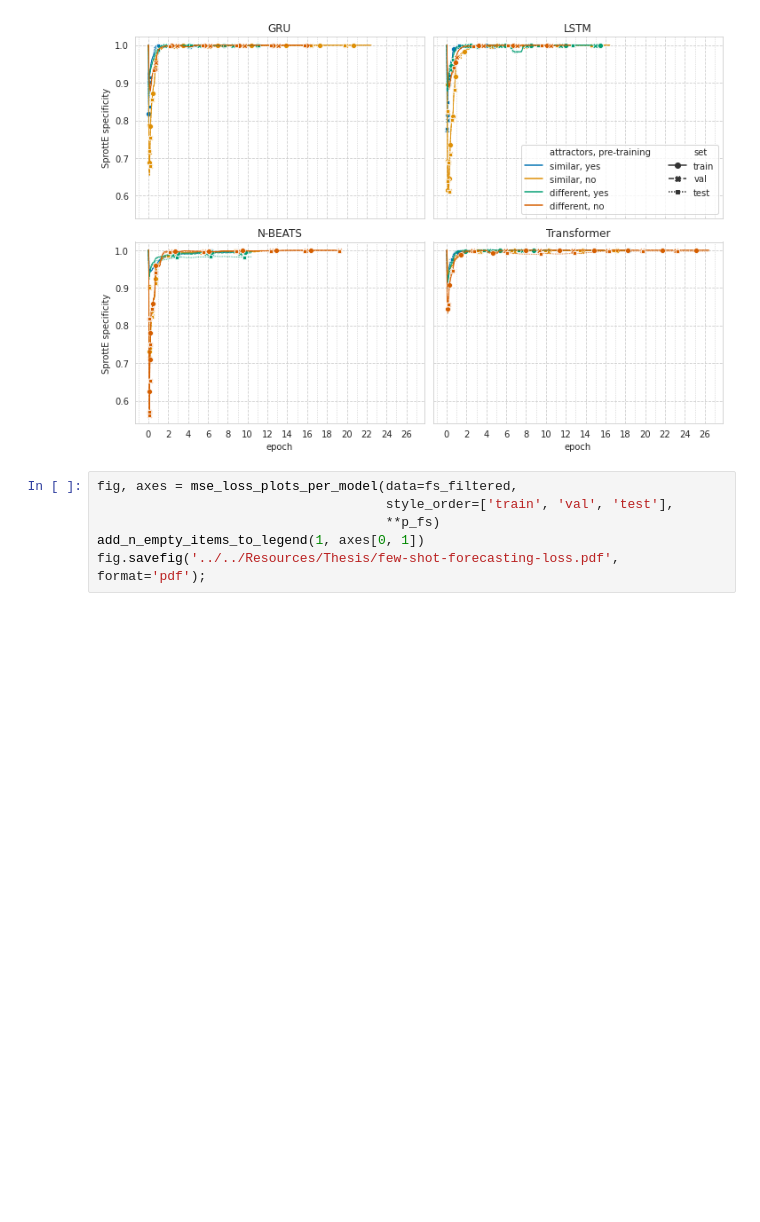
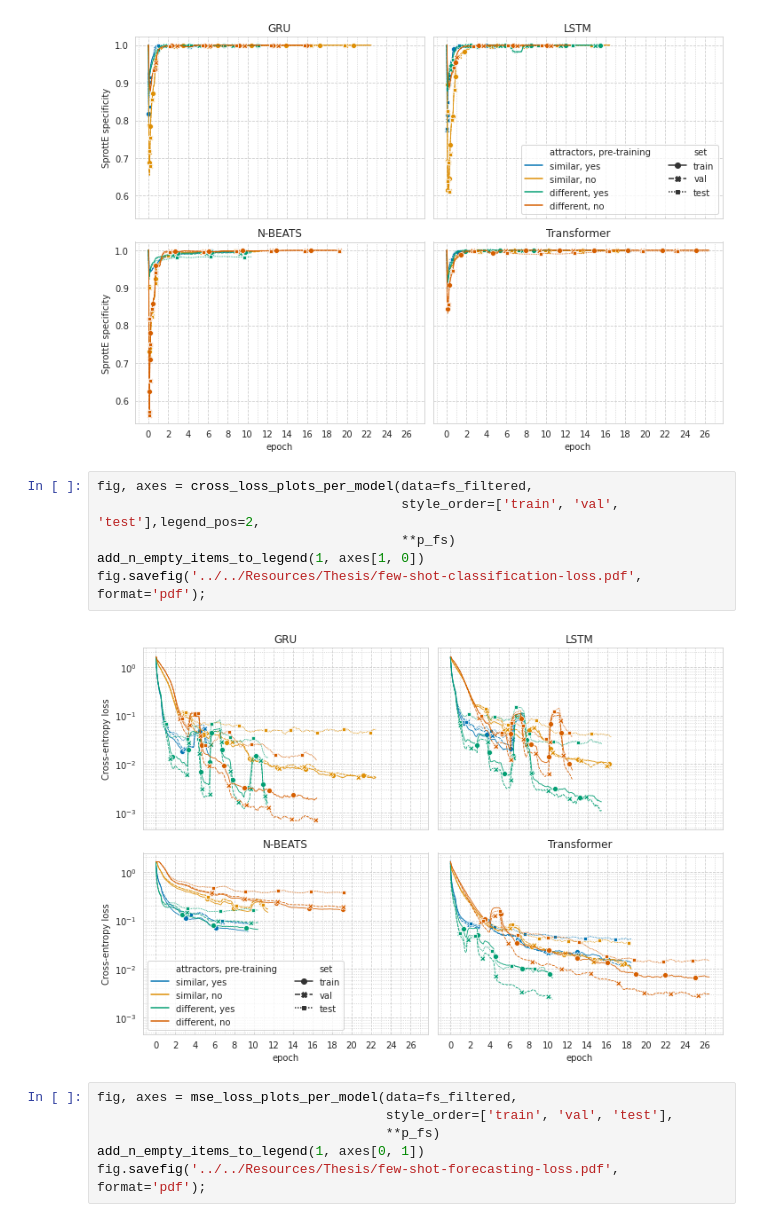
Before and after one commit to streitl/validyna, a Jupyter notebook: notebooks/Plot Results.ipynb, the cells around one changed output. Drawn from its saved outputs; the diff is of its cells as text; blank space fills up the shorter version.

```diff
--- a/notebooks/Plot Results.ipynb
+++ b/notebooks/Plot Results.ipynb
@@ -468,6 +469,14 @@ add_n_empty_items_to_legend(1, axes[0, 1])
 fig.savefig('../../Resources/Thesis/few-shot-sprott-specificity.pdf', format='pdf');
 # %% [output]
 [figure]
+# %%
+fig, axes = cross_loss_plots_per_model(data=fs_filtered,
+                                       style_order=['train', 'val', 'test'],legend_pos=2,
+                                       **p_fs)
+add_n_empty_items_to_legend(1, axes[1, 0])
+fig.savefig('../../Resources/Thesis/few-shot-classification-loss.pdf', format='pdf');
+# %% [output]
+[figure, added]
 # %%
 fig, axes = mse_loss_plots_per_model(data=fs_filtered,
                                      style_order=['train', 'val', 'test'],
```
Also changed, not shown: parts of 2 cells of this notebook.
